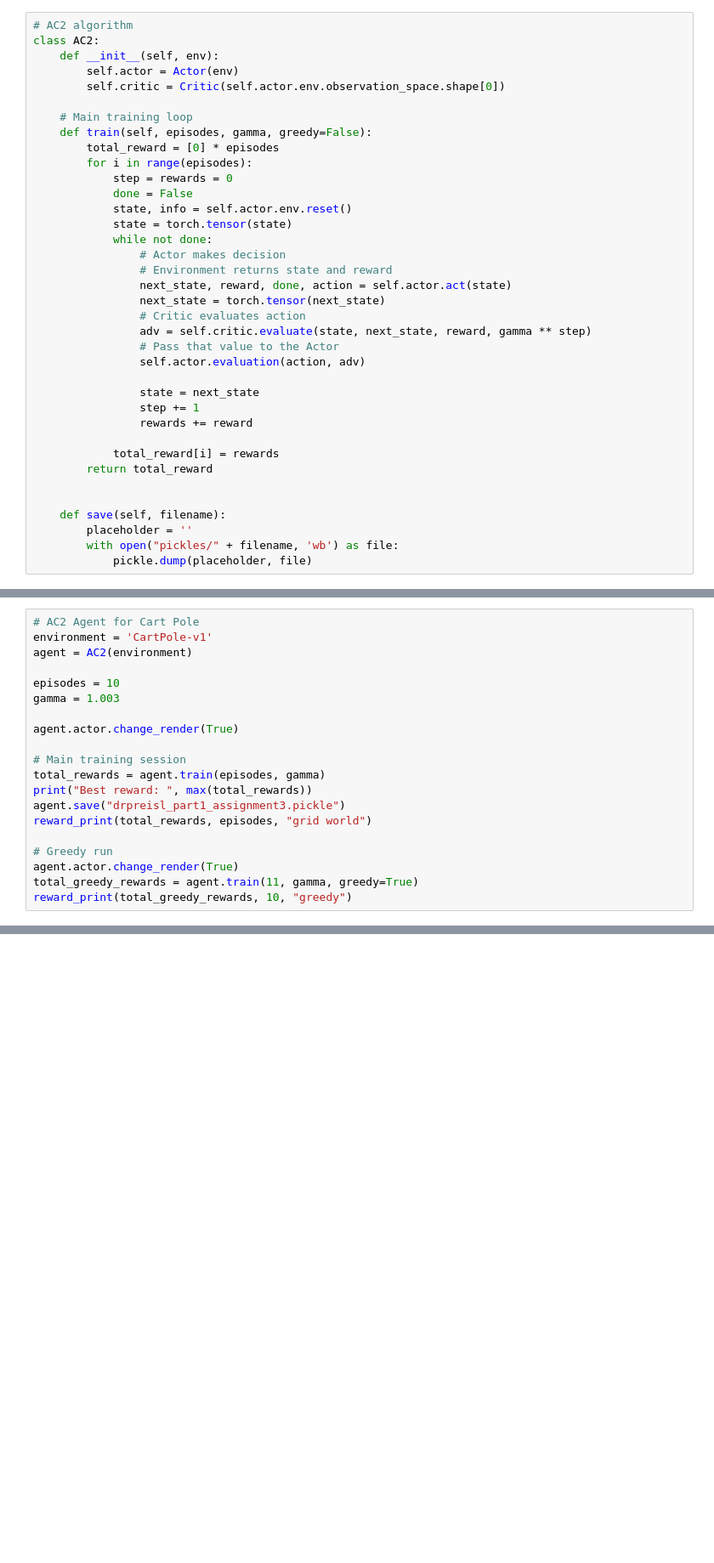
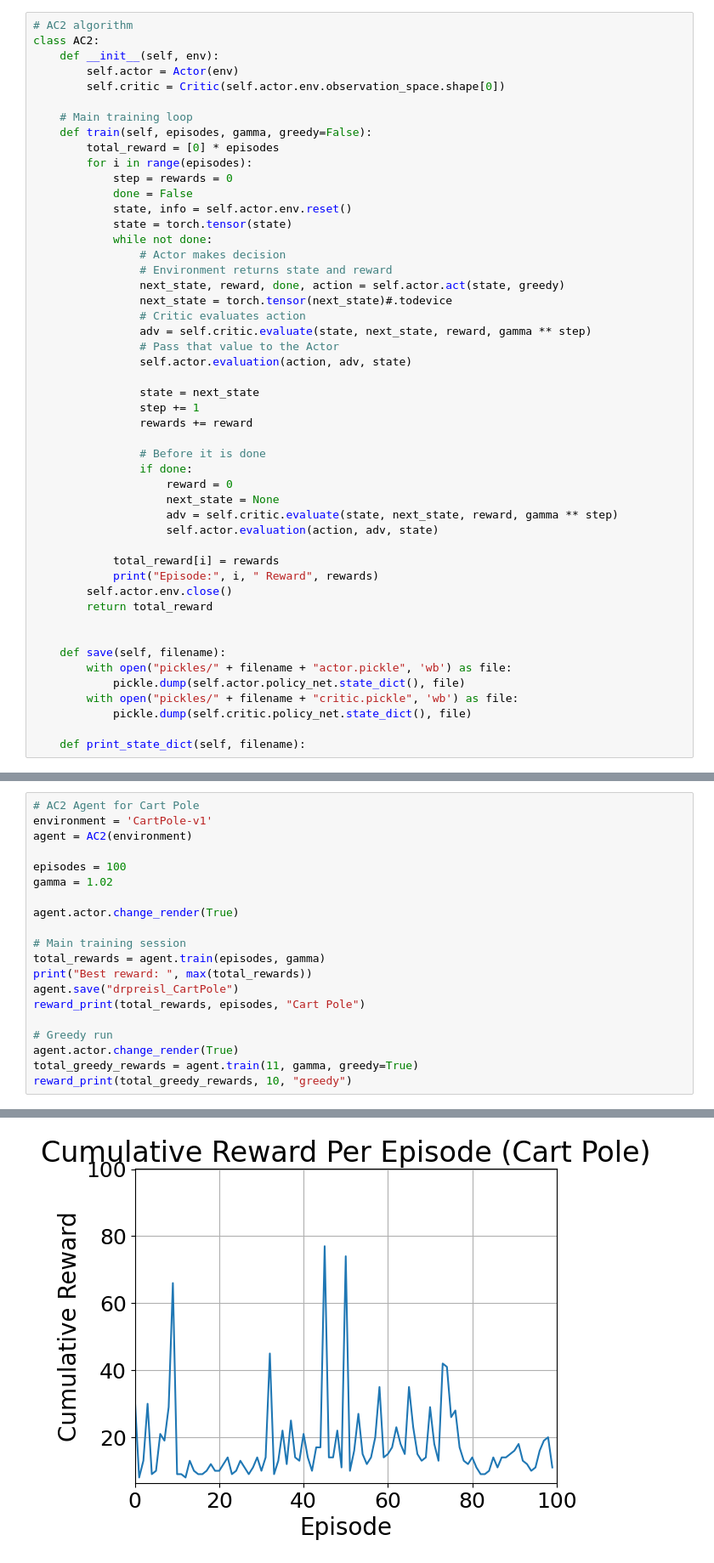
Before and after one commit to Krisp-Rat/assignment3, a Jupyter notebook: drpreisl_AC2_assignment3.ipynb, the cells around one changed output, grey strips where cells are left out. Shown at 85% size. Saved outputs shown, nothing was run; the diff lists cells and outputs as text; blank space fills up the shorter version.

```diff
--- a/drpreisl_AC2_assignment3.ipynb
+++ b/drpreisl_AC2_assignment3.ipynb
@@ -35,25 +33,37 @@ class AC2:
             while not done:
                 # Actor makes decision
                 # Environment returns state and reward
-                next_state, reward, done, action = self.actor.act(state)
-                next_state = torch.tensor(next_state)
+                next_state, reward, done, action = self.actor.act(state, greedy)
+                next_state = torch.tensor(next_state)#.todevice
                 # Critic evaluates action
                 adv = self.critic.evaluate(state, next_state, reward, gamma ** step)
                 # Pass that value to the Actor
-                self.actor.evaluation(action, adv)
+                self.actor.evaluation(action, adv, state)
 
                 state = next_state
                 step += 1
                 rewards += reward
 
+                # Before it is done
+                if done:
+                    reward = 0
+                    next_state = None
+                    adv = self.critic.evaluate(state, next_state, reward, gamma ** step)
+                    self.actor.evaluation(action, adv, state)
+
             total_reward[i] = rewards
+            print("Episode:", i, " Reward", rewards)
+        self.actor.env.close()
         return total_reward
 
 
     def save(self, filename):
-        placeholder = ''
-        with open("pickles/" + filename, 'wb') as file:
-            pickle.dump(placeholder, file)
+        with open("pickles/" + filename + "actor.pickle", 'wb') as file:
+            pickle.dump(self.actor.policy_net.state_dict(), file)
+        with open("pickles/" + filename + "critic.pickle", 'wb') as file:
+            pickle.dump(self.critic.policy_net.state_dict(), file)
+
+    def print_state_dict(self, filename):
 # %%
 # Actor thread
 class ActorNet(nn.Module):
@@ -145,16 +161,16 @@ class Critic:
 environment = 'CartPole-v1'
 agent = AC2(environment)
 
-episodes = 10
-gamma = 1.003
+episodes = 100
+gamma = 1.02
 
 agent.actor.change_render(True)
 
 # Main training session
 total_rewards = agent.train(episodes, gamma)
 print("Best reward: ", max(total_rewards))
-agent.save("drpreisl_part1_assignment3.pickle")
-reward_print(total_rewards, episodes, "grid world")
+agent.save("drpreisl_CartPole")
+reward_print(total_rewards, episodes, "Cart Pole")
 
 # Greedy run
 agent.actor.change_render(True)
@@ -167,0 +197 @@ tensor(1.0474, grad_fn=<MseLossBackward0>)
+[figure, added]
```
Also changed, not shown: parts of 6 cells of this notebook, 3 other files.
